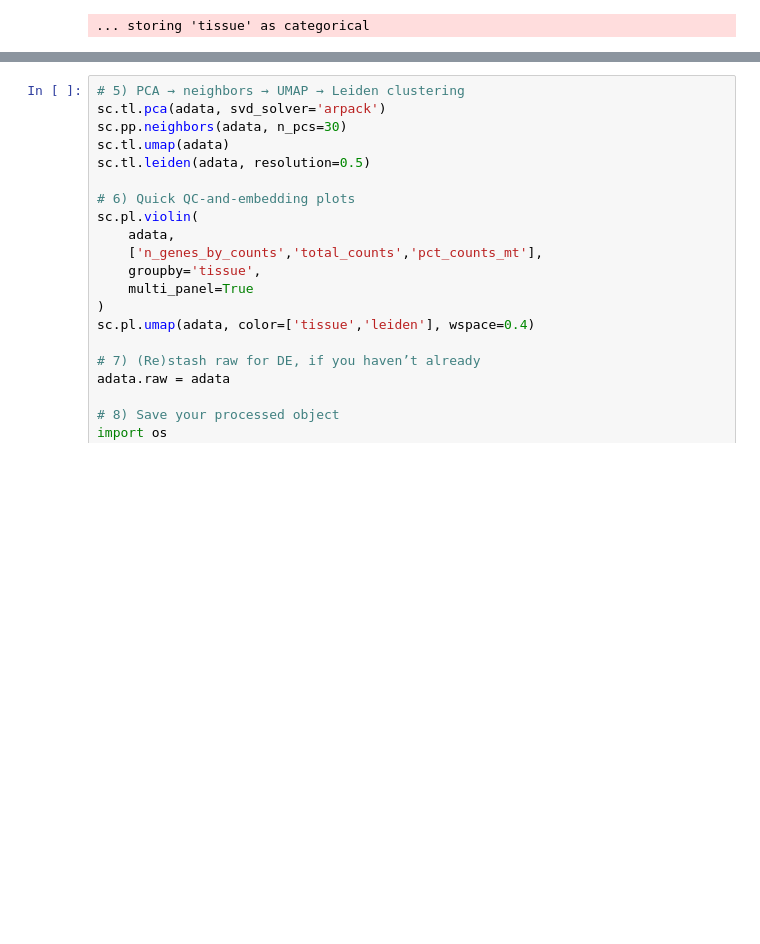
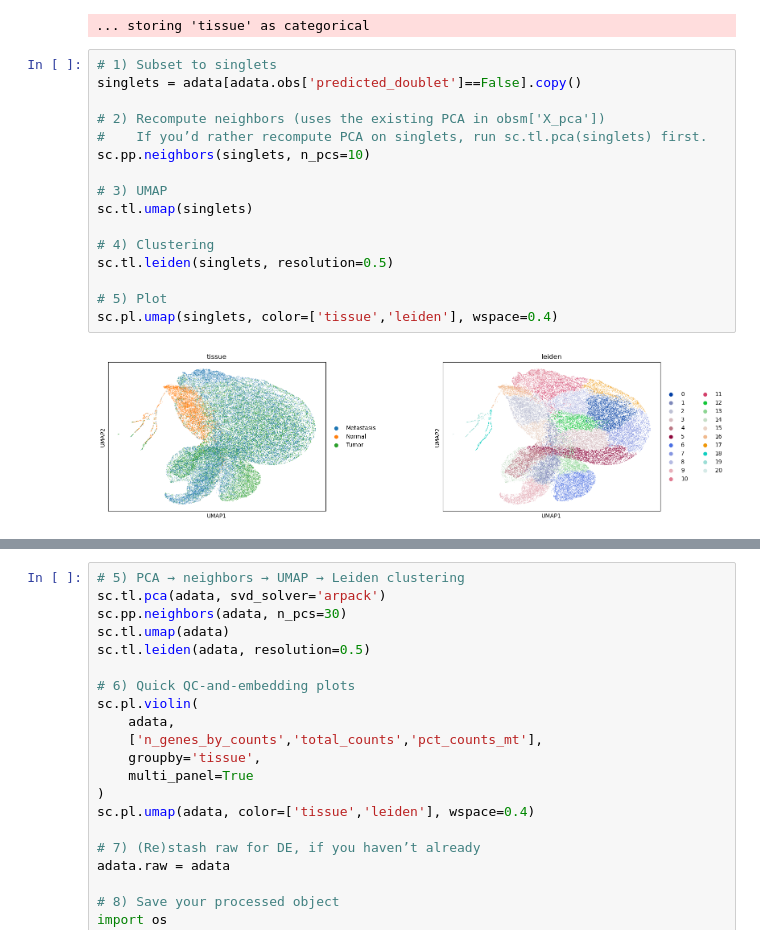
Before and after one commit to rinickulous/final2-project-scread, a Jupyter notebook: scanpy.ipynb, the cells around one changed output, grey strips where cells are left out. Saved outputs shown, nothing was run; the diff lists cells and outputs as text; blank space fills up the shorter version.

```diff
--- a/scanpy.ipynb
+++ b/scanpy.ipynb
@@ -384,3 +384,21 @@ AAACCCATCACAAGGG-1  Case1-YF  Tumor       0.092025              False
 adata.write_h5ad('results/combined_all_samples_with_doublets.h5ad')
 # %% [output]
 ... storing 'tissue' as categorical
+# %%
+# 1) Subset to singlets
+singlets = adata[adata.obs['predicted_doublet']==False].copy()
+
+# 2) Recompute neighbors (uses the existing PCA in obsm['X_pca'])
+#    If you’d rather recompute PCA on singlets, run sc.tl.pca(singlets) first.
+sc.pp.neighbors(singlets, n_pcs=10)
+
+# 3) UMAP
+sc.tl.umap(singlets)
+
+# 4) Clustering
+sc.tl.leiden(singlets, resolution=0.5)
+
+# 5) Plot
+sc.pl.umap(singlets, color=['tissue','leiden'], wspace=0.4)
+# %% [output]
+[figure, added]
```
Also changed, not shown: parts of 9 cells of this notebook, 4 other files.
